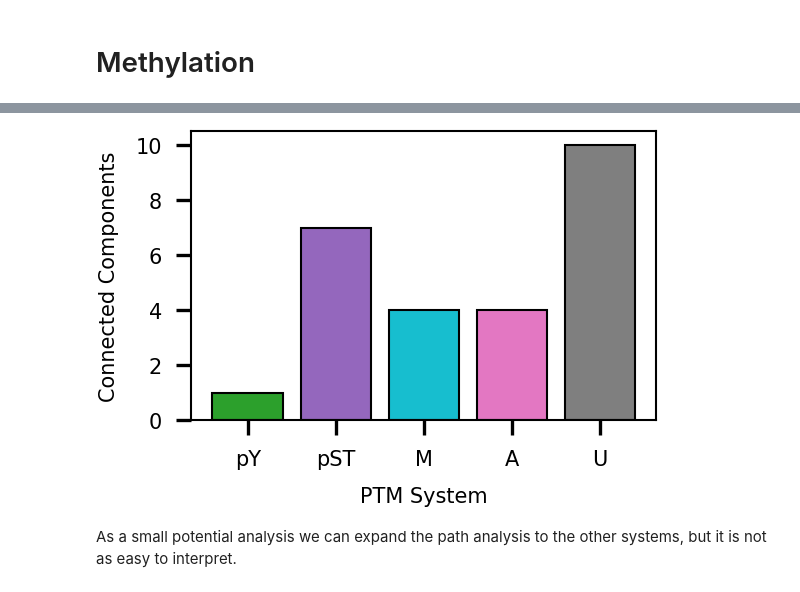
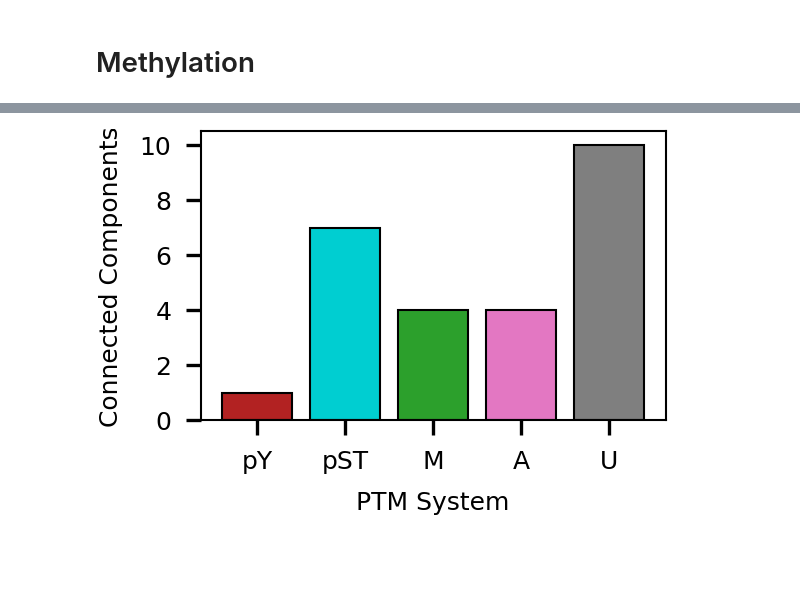
Before and after one commit to NaegleLab/DANSy_Applications, a Jupyter notebook: PTM_systems_analysis.ipynb, the cells around one changed output, grey strips where cells are left out. Saved outputs shown, nothing was run; the diff lists cells and outputs as text; code cells hidden in the pictures; blank space fills up the shorter version.

Commit message:
Updating the PTM analysis notebook

```diff
--- a/PTM_systems_analysis.ipynb
+++ b/PTM_systems_analysis.ipynb
@@ -554,6 +815,0 @@ simple_path_fig
-# %%
-# Adding in the number of connected components in the full ngram network
-ptm_nNet_summary.loc['pST','CC'] = nx.number_connected_components(system_pst_net.G)
-ptm_nNet_summary.loc['pST','Isolates'] = nx.number_of_isolates(system_pst_net.G)
-ptm_nNet_summary.loc['pST','CC Full'] = nx.number_connected_components(complete_pst_net.G)
-ptm_nNet_summary.loc['pST','Isolates Full'] = nx.number_of_isolates(complete_pst_net.G)
@@ -639,6 +860,0 @@ Text(0.5, 1.0, 'Acetylation')
-# %%
-# Adding in the number of connected components in the full ngram network
-ptm_nNet_summary.loc['A','CC'] = nx.number_connected_components(system_acetyl_net.G)
-ptm_nNet_summary.loc['A','Isolates'] = nx.number_of_isolates(system_acetyl_net.G)
-ptm_nNet_summary.loc['A','CC Full'] = nx.number_connected_components(complete_acetyl_net.G)
-ptm_nNet_summary.loc['A','Isolates Full'] = nx.number_of_isolates(complete_acetyl_net.G)
@@ -848,6 +937,0 @@ UBA|ARM_UBP34_24_USP9X_Y|UBP24_Ubl|Peptidase_C19_UCH
-# %%
-# Adding in the number of connected components in the full ngram network
-ptm_nNet_summary.loc['U','CC'] = nx.number_connected_components(system_ubiq_net.G)
-ptm_nNet_summary.loc['U','Isolates'] = nx.number_of_isolates(system_ubiq_net.G)
-ptm_nNet_summary.loc['U','CC Full'] = nx.number_connected_components(complete_ubiq_net.G)
-ptm_nNet_summary.loc['U','Isolates Full'] = nx.number_of_isolates(complete_ubiq_net.G)
@@ -1027,9 +1011,3 @@ ptm_nets_fig.legend(handles, labels, fancybox = False, edgecolor = 'k',loc = 'lo
                 bbox_to_anchor = (0.5,-0.1)).get_frame().set_linewidth(0.5)
 ptm_nets_fig
 ptm_nets_fig.savefig('Figures/Manuscript/Supplemental_Figure_4/4A_Additional_PTM_System_Networks.svg')
-# %%
-# Adding in the number of connected components in the full ngram network
-ptm_nNet_summary.loc['M','CC'] = nx.number_connected_components(system_methyl_net.G)
-ptm_nNet_summary.loc['M','Isolates'] = nx.number_of_isolates(system_methyl_net.G)
-ptm_nNet_summary.loc['M','CC Full'] = nx.number_connected_components(complete_methyl_net.G)
-ptm_nNet_summary.loc['M','Isolates Full'] = nx.number_of_isolates(complete_methyl_net.G)
@@ -1036,10 +1025,9 @@ ptm_nNet_summary.loc['M','Isolates Full'] = nx.number_of_isolates(complete_methy
 # %%
-plt.figure(figsize=(2,1.25),dpi=300)
-plt.bar(height =ptm_nNet_summary['CC'].tolist(), x = ptm_nNet_summary.index,color=['tab:green','tab:purple','tab:cyan','tab:pink','tab:gray'],edgecolor = 'k',linewidth=0.5)
+f, ax = plt.subplots(figsize=(2,1.25),dpi=300)
+ax.bar(height =ptm_nNet_summary['CC'].tolist(), x = ptm_nNet_summary.index,color=['firebrick','darkturquoise','tab:green','tab:pink','tab:gray'],edgecolor = 'k',linewidth=0.5)
 plt.ylabel('Connected Components')
 plt.xlabel('PTM System')
+ax.yaxis.set_major_locator(MaxNLocator(integer=True))
 plt.savefig('Figures/Manuscript/Supplemental_Figure_4/4B_Additional_PTM_Systems_Connected_Componets.svg')
 # %% [output]
-[figure, old version]
+[figure, new version]
-# %% [markdown]
-As a small potential analysis we can expand the path analysis to the other systems, but it is not as easy to interpret.
```
Also changed, not shown: parts of 92 cells of this notebook.
